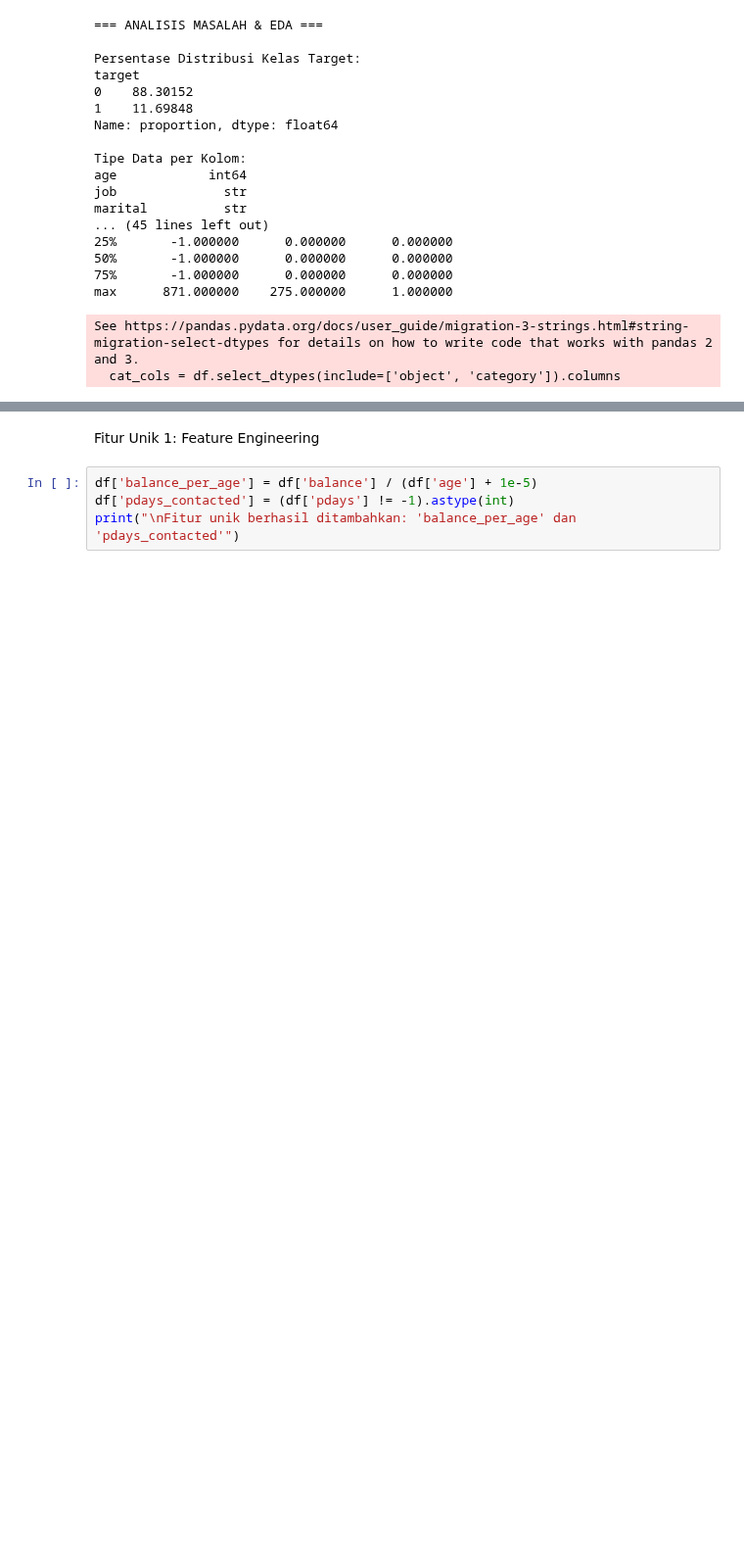
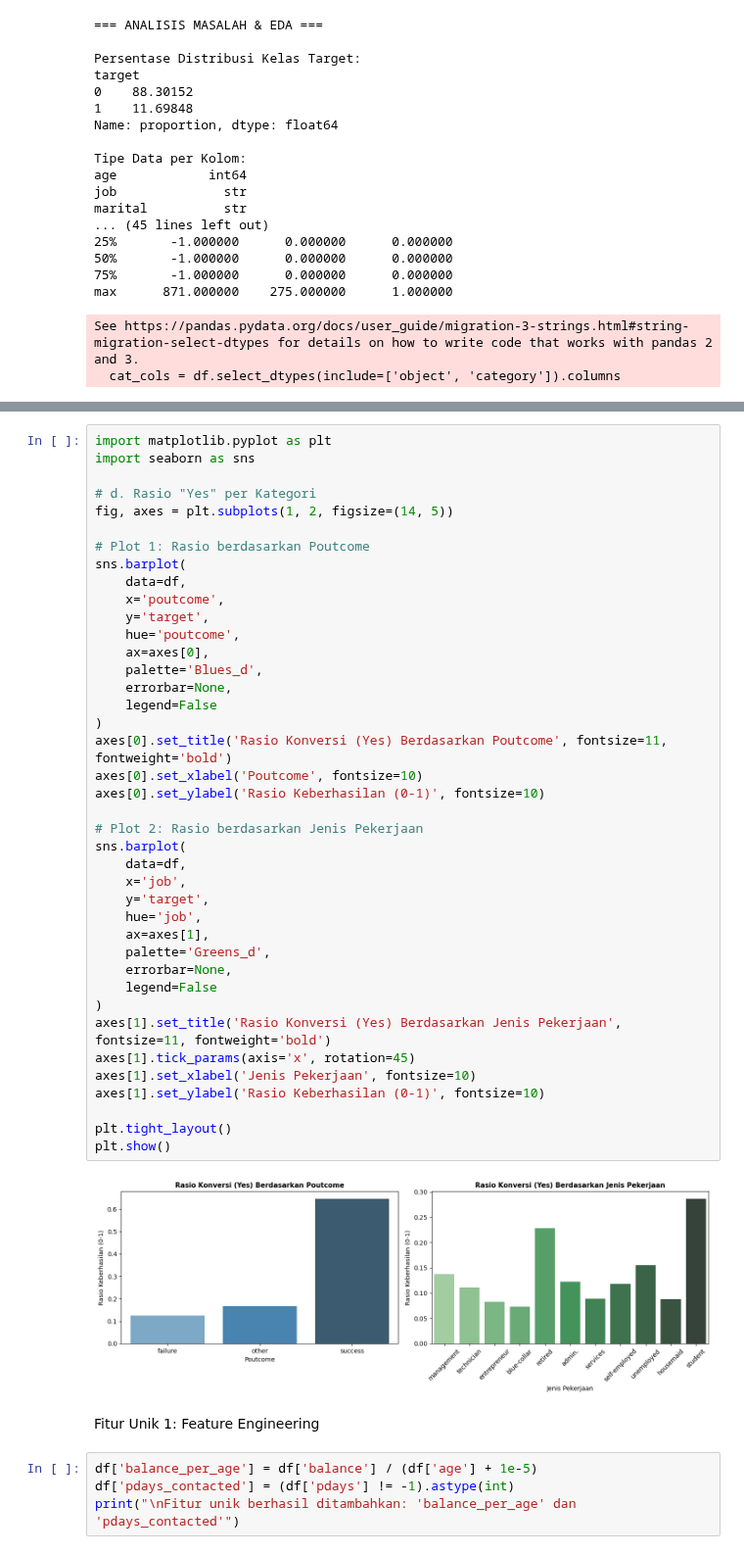
Before and after one commit to VincentArfan/Prediksi-Deposito-Bank, a Jupyter notebook: DeepLearning_Tugas1.ipynb, the cells around one changed output, grey strips where cells are left out. Shown at 98% size. Cells and saved outputs as stored; diff of their text form; blank space fills up the shorter version.

```diff
--- a/DeepLearning_Tugas1.ipynb
+++ b/DeepLearning_Tugas1.ipynb
@@ -115,3 +191,45 @@ See https://pandas.pydata.org/docs/user_guide/migration-3-strings.html#string-mi
+# %%
+import matplotlib.pyplot as plt
+import seaborn as sns
+
+# d. Rasio "Yes" per Kategori
+fig, axes = plt.subplots(1, 2, figsize=(14, 5))
+
+# Plot 1: Rasio berdasarkan Poutcome
+sns.barplot(
+    data=df,
+    x='poutcome',
+    y='target',
+    hue='poutcome',
+    ax=axes[0],
+    palette='Blues_d',
+    errorbar=None,
+    legend=False
+)
+axes[0].set_title('Rasio Konversi (Yes) Berdasarkan Poutcome', fontsize=11, fontweight='bold')
+axes[0].set_xlabel('Poutcome', fontsize=10)
+axes[0].set_ylabel('Rasio Keberhasilan (0-1)', fontsize=10)
+
+# Plot 2: Rasio berdasarkan Jenis Pekerjaan
+sns.barplot(
+    data=df,
+    x='job',
+    y='target',
+    hue='job',
+    ax=axes[1],
+    palette='Greens_d',
+    errorbar=None,
+    legend=False
+)
+axes[1].set_title('Rasio Konversi (Yes) Berdasarkan Jenis Pekerjaan', fontsize=11, fontweight='bold')
+axes[1].tick_params(axis='x', rotation=45)
+axes[1].set_xlabel('Jenis Pekerjaan', fontsize=10)
+axes[1].set_ylabel('Rasio Keberhasilan (0-1)', fontsize=10)
+
+plt.tight_layout()
+plt.show()
+# %% [output]
+[figure, added]
 # %% [markdown]
 Fitur Unik 1: Feature Engineering
 # %%
```
Also changed, not shown: parts of 5 cells of this notebook.
